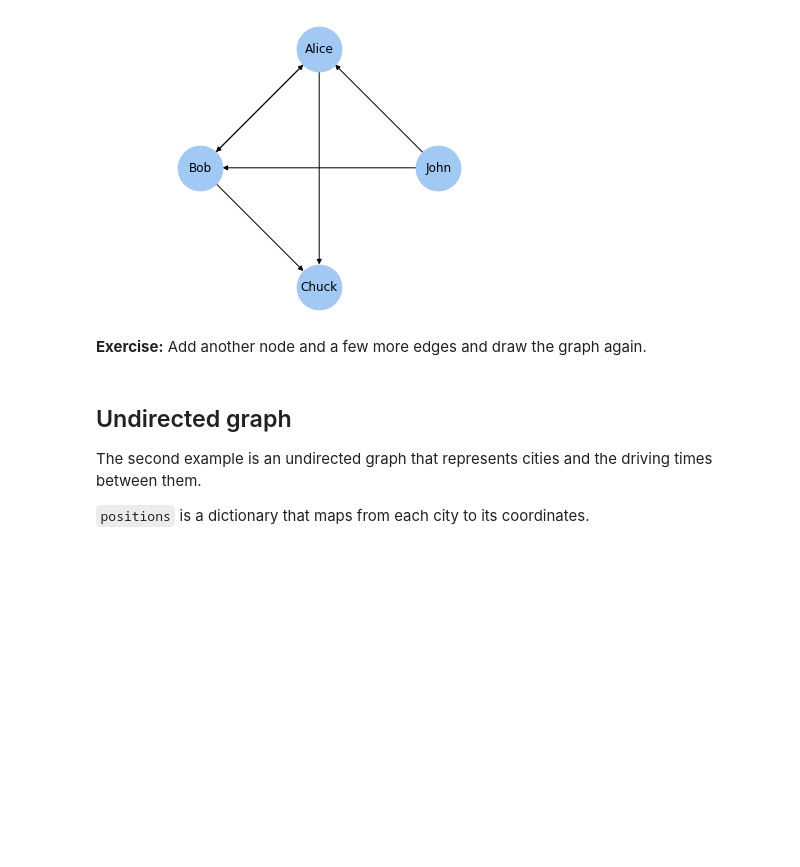
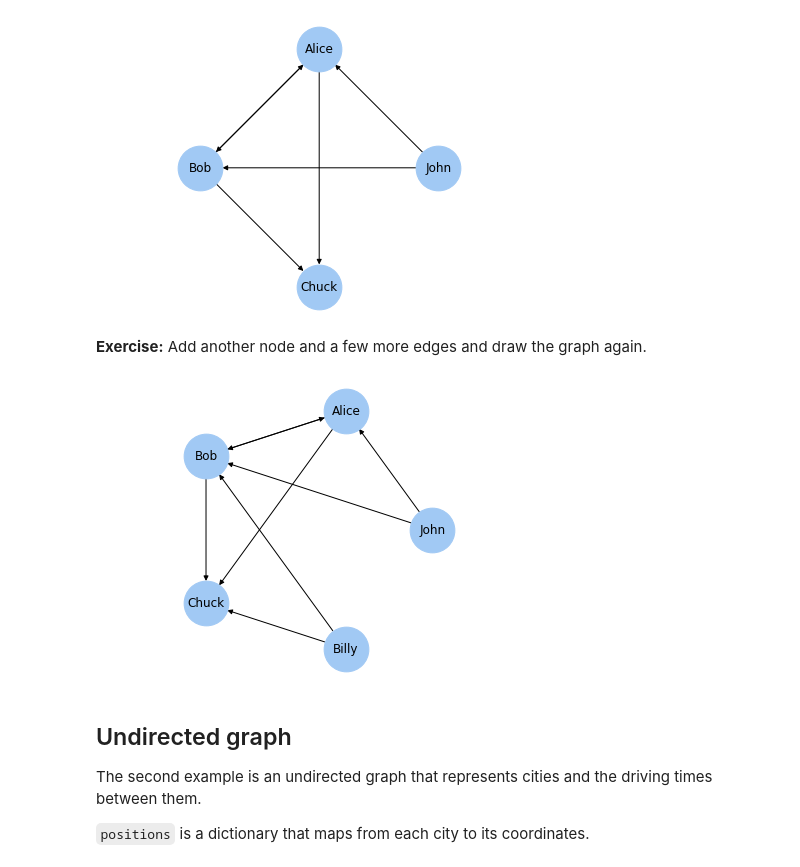
Before and after one commit to lukaradonjic21/cap-comp215, a Jupyter notebook: labs/lab4.ipynb, the cells around one changed output. Saved outputs shown, nothing was run; the diff lists cells and outputs as text; code cells hidden in the pictures; blank space fills up the shorter version.

```diff
--- a/labs/lab4.ipynb
+++ b/labs/lab4.ipynb
@@ -82,3 +80,16 @@ plt.show('figs/chap03-1')
+# %%
+G.add_node('Billy')
+G.add_edge('Billy', 'Chuck')
+G.add_edge('Billy', 'Bob')
+
+nx.draw_circular(G,
+                 node_color='C0',
+                 node_size=2000,
+                 with_labels=True)
+plt.axis('equal')
+plt.show('figs/chap03-1')
+# %% [output]
+[figure, added]
 # %% [markdown]
 ## Undirected graph
 
```
Also changed, not shown: parts of 8 cells of this notebook.
